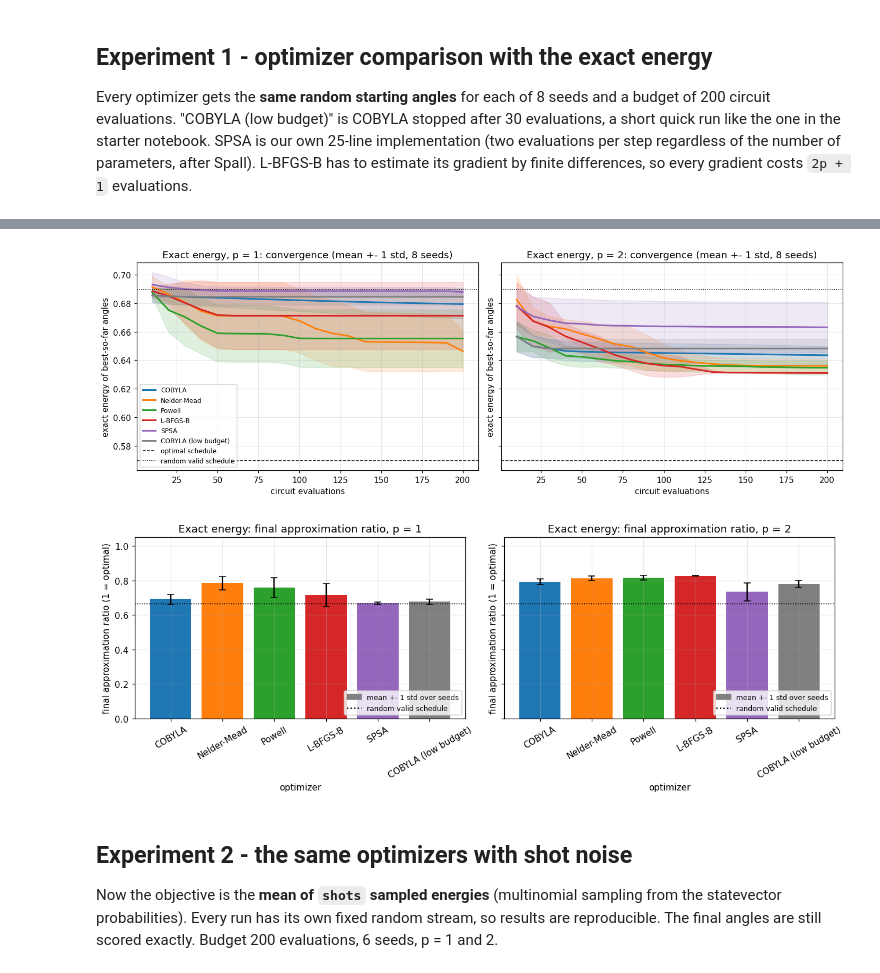
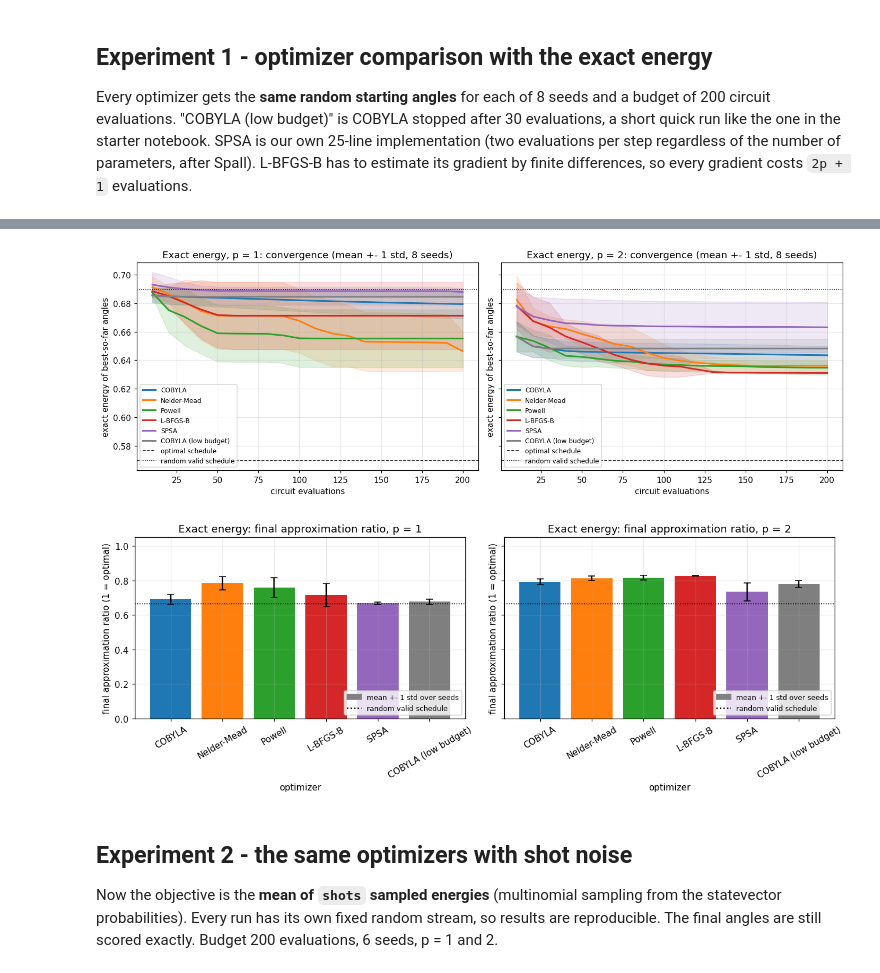
Before and after one commit to SakxamShrestha/quant5-fisk-IQ-hackathon, a Jupyter notebook: notebooks/04_optimizers_and_cvar.ipynb, the cells around one changed output, grey strips where cells are left out. Saved outputs shown, nothing was run; the diff lists cells and outputs as text; code cells hidden in the pictures.

```diff
--- a/notebooks/04_optimizers_and_cvar.ipynb
+++ b/notebooks/04_optimizers_and_cvar.ipynb
@@ -145,35 +145,35 @@ COLORS = {'COBYLA': '#1f77b4', 'Nelder-Mead': '#ff7f0e', 'Powell': '#2ca02c', 'L
           'SPSA': '#9467bd', LOW: '#7f7f7f'}
 xs = np.arange(CHECK_STRIDE, BUDGET + 1, CHECK_STRIDE)
 
 fig, axes = plt.subplots(1, 2, figsize=(13, 4.5), sharey=True)
 for ax, p in zip(axes, (1, 2)):
     for (pp, name), c in exp1_curves.items():
         if pp != p: continue
         mu, sd = c.mean(0), c.std(0)
         ax.plot(xs, mu, color=COLORS[name], label=name, lw=2)
         ax.fill_between(xs, mu - sd, mu + sd, color=COLORS[name], alpha=0.15)
     ax.axhline(base.best, color='k', ls='--', lw=1, label='optimal schedule')
     ax.axhline(base.mean, color='k', ls=':', lw=1, label='random valid schedule')
     ax.set_title(f'Exact energy, p = {p}: convergence (mean +- 1 std, 8 seeds)')
     ax.set_xlabel('circuit evaluations'); ax.set_ylabel('exact energy of best-so-far angles')
-axes[0].legend(fontsize=8)
+for ax in axes: ax.legend(fontsize=8)
 plt.tight_layout(); plt.savefig(OUT / 'convergence_exact.png'); plt.show()
 
 names1 = METHODS + [LOW]
 fig, axes = plt.subplots(1, 2, figsize=(12, 4.5), sharey=True)
 for ax, p in zip(axes, (1, 2)):
     mu = [exp1[(p, n)]['approx_ratio'][0] for n in names1]
     sd = [exp1[(p, n)]['approx_ratio'][1] for n in names1]
     ax.bar(names1, mu, yerr=sd, capsize=4, color=[COLORS[n] for n in names1])
     ax.axhline(RANDOM_RATIO, color='k', ls=':', lw=1)
     ax.set_title(f'Exact energy: final approximation ratio, p = {p}')
     ax.set_ylabel('final approximation ratio (1 = optimal)'); ax.set_xlabel('optimizer')
     ax.tick_params(axis='x', rotation=30); ax.set_ylim(0, 1.05)
     ax.legend([plt.Rectangle((0, 0), 1, 1, color='gray'), plt.Line2D([], [], color='k', ls=':')],
               ['mean +- 1 std over seeds', 'random valid schedule'], fontsize=8, loc='lower right')
 plt.tight_layout(); plt.savefig(OUT / 'approx_ratio_exact.png'); plt.show()
 # %% [output]
-[figure, old version]
+[figure, new version]
 [figure]
 # %% [markdown]
 ## Experiment 2 - the same optimizers with shot noise
```
Also changed, not shown: parts of 6 cells of this notebook, 14 other files.
